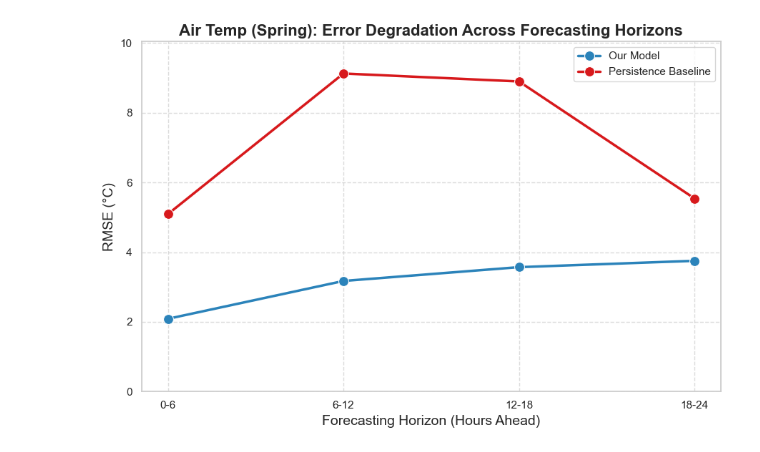
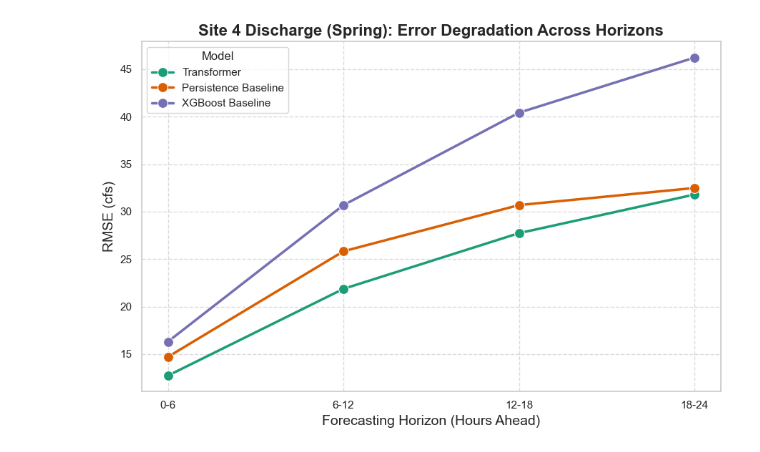
Before and after one commit to 10sajan10/CS6994FinalProject, a Jupyter notebook: visualizations.ipynb, the cells around one changed output. Cells and saved outputs as stored; diff of their text form; code cells hidden in the pictures.

```diff
--- a/visualizations.ipynb
+++ b/visualizations.ipynb
@@ -3,6 +3,21 @@ import pandas as pd
 import matplotlib.pyplot as plt
 import seaborn as sns
 
-# Set general style for the charts
+# Set general style for all charts
 sns.set_theme(style="whitegrid", palette="muted")
 plt.rcParams.update({'font.size': 12})
+
+# Define the 3-way color palette to keep colors consistent across charts
+palette_3way = {
+    'Transformer': '#1b9e77',
+    'XGBoost Baseline': '#7570b3',
+    'Persistence Baseline': '#d95f02'
+}
+
+# Load all required CSV data
+df_trans_season = pd.read_csv('discharge_metrics_by_season.csv')
+df_xgb_season = pd.read_csv('discharge_xgboost_metrics_by_season.csv')
+df_trans_horizon = pd.read_csv('discharge_metrics_by_season_horizon.csv')
+df_xgb_horizon = pd.read_csv('discharge_xgboost_metrics_by_season_horizon.csv')
+df_trans_overall = pd.read_csv('discharge_overall_validation_metrics.csv')
+df_xgb_overall = pd.read_csv('discharge_xgboost_overall_validation_metrics.csv')
@@ -101,33 +62,30 @@ plt.show()
 # %%
-# 1. Load the horizon metrics file
-df_horizon = pd.read_csv('air_temperature_metrics_by_season_horizon.csv')
+# Filter data for Site 4, Spring only
+df_trans_h_spring = df_trans_horizon[(df_trans_horizon['site_id'] == 4) & (df_trans_horizon['season'] == 'spring')]
+df_xgb_h_spring = df_xgb_horizon[(df_xgb_horizon['site_id'] == 4) & (df_xgb_horizon['season'] == 'spring')]
 
-# 2. Filter dynamically for Site 1, Spring season
-df_spring = df_horizon[(df_horizon['site_id'] == 1) & (df_horizon['season'] == 'spring')].copy()
+h_records = []
 
-# 3. Restructure for the lineplot
-records = []
-for _, row in df_spring.iterrows():
-    records.append({'Horizon': row['horizon_bin'], 'Model Type': 'Our Model', 'RMSE': row['rmse']})
-    records.append({'Horizon': row['horizon_bin'], 'Model Type': 'Persistence Baseline', 'RMSE': row['persistence_rmse']})
+# Extract Transformer and Persistence Data
+for _, row in df_trans_h_spring.iterrows():
+    h_records.append({'Horizon': row['horizon_bin'], 'Model': 'Transformer', 'RMSE': row['rmse']})
+    h_records.append({'Horizon': row['horizon_bin'], 'Model': 'Persistence Baseline', 'RMSE': row['persistence_rmse']})
 
-df_plot = pd.DataFrame(records)
+# Extract XGBoost Data
+for _, row in df_xgb_h_spring.iterrows():
+    h_records.append({'Horizon': row['horizon_bin'], 'Model': 'XGBoost Baseline', 'RMSE': row['rmse']})
 
-# 4. Plot the line chart
+df_horizon_plot = pd.DataFrame(h_records)
+
+# Plot the chart
 plt.figure(figsize=(9, 6))
-sns.lineplot(data=df_plot, x='Horizon', y='RMSE', hue='Model Type', marker='o', linewidth=2.5, markersize=10, palette=['#2b83ba', '#d7191c'])
-plt.title('Air Temp (Spring): Error Degradation Across Forecasting Horizons', fontsize=16, fontweight='bold')
-plt.ylabel('RMSE (°C)', fontsize=14)
+sns.lineplot(data=df_horizon_plot, x='Horizon', y='RMSE', hue='Model', marker='o', linewidth=2.5, markersize=10, palette=palette_3way)
+plt.title('Site 4 Discharge (Spring): Error Degradation Across Horizons', fontsize=16, fontweight='bold')
+plt.ylabel('RMSE (cfs)', fontsize=14)
 plt.xlabel('Forecasting Horizon (Hours Ahead)', fontsize=14)
-
-# Set the Y-axis limit dynamically based on the max value in the data
-max_val = df_plot['RMSE'].max()
-plt.ylim(0, max_val * 1.1)
-
 plt.grid(True, linestyle='--', alpha=0.7)
-plt.legend(title='')
 
 plt.tight_layout()
 plt.show()
 # %% [output]
-[figure, old version]
+[figure, new version]
```
Also changed, not shown: parts of 6 cells of this notebook, 8 other files.
